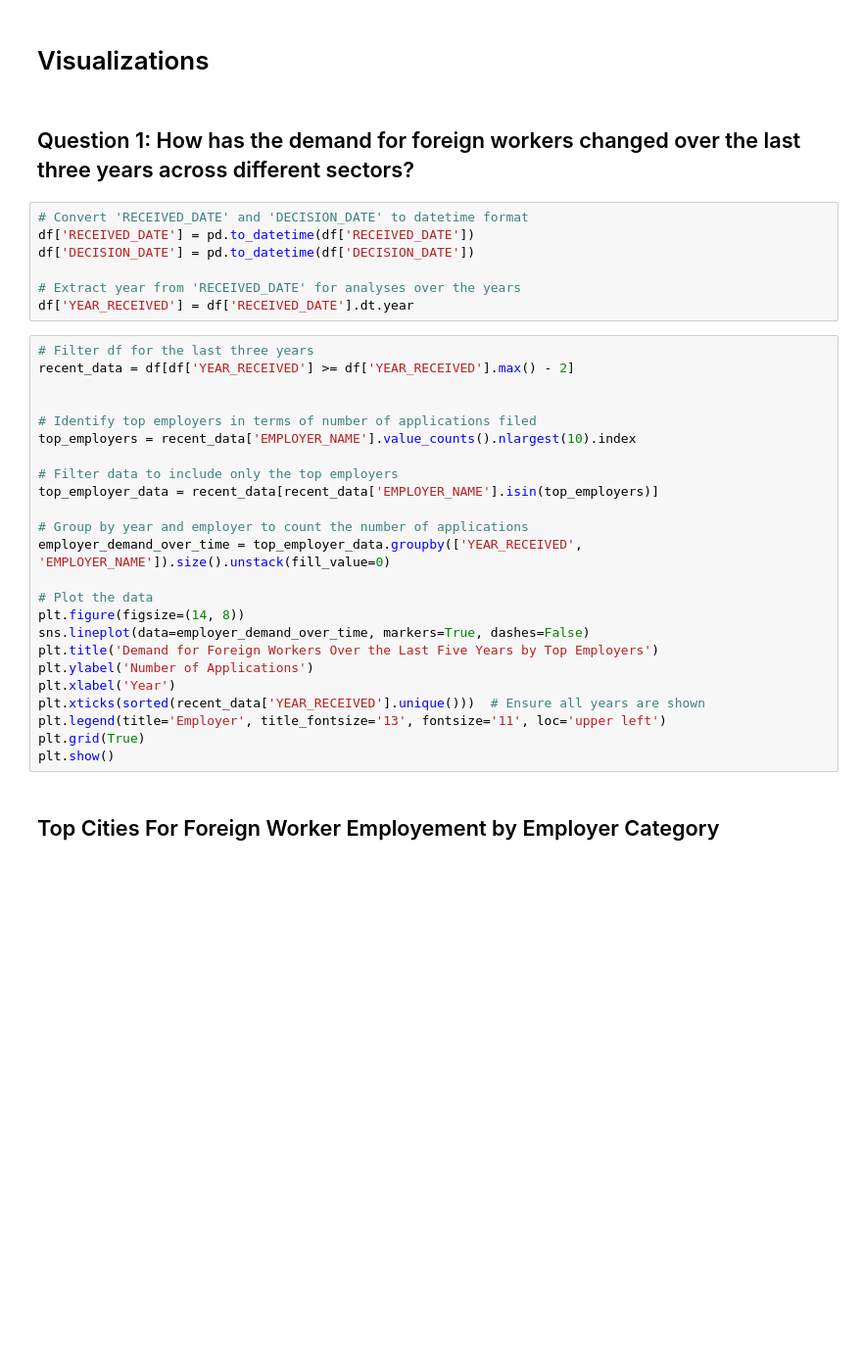
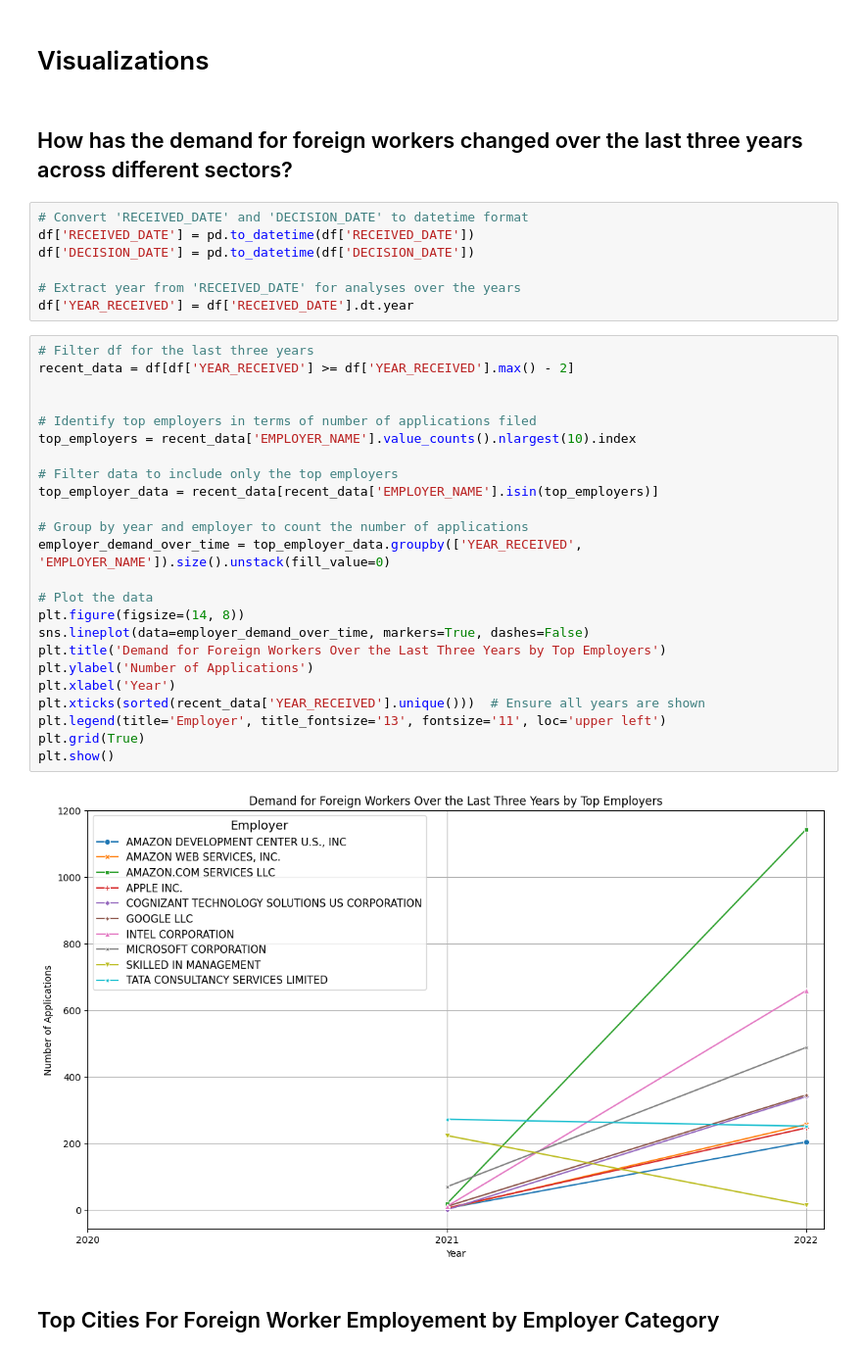
Before and after one commit to Rojan998/PERM-Project, a Jupyter notebook: Final-Copy-PERM ---------NEW-----ONE--25k.ipynb, the cells around one changed output. Shown at 98% size. Drawn from its saved outputs; the diff is of its cells as text; blank space fills up the shorter version.

```diff
--- a/Final-Copy-PERM ---------NEW-----ONE--25k.ipynb
+++ b/Final-Copy-PERM ---------NEW-----ONE--25k.ipynb
@@ -398,7 +527,7 @@ print(f"National Average for Similar Roles: ${national_average}")
 # %% [markdown]
 # Visualizations
 # %% [markdown]
-## Question 1: How has the demand for foreign workers changed over the last three years across different sectors?
+## How has the demand for foreign workers changed over the last three years across different sectors?
 # %%
 # Convert 'RECEIVED_DATE' and 'DECISION_DATE' to datetime format
 df['RECEIVED_DATE'] = pd.to_datetime(df['RECEIVED_DATE'])
@@ -409,27 +538,29 @@ df['YEAR_RECEIVED'] = df['RECEIVED_DATE'].dt.year
 # %%
 # Filter df for the last three years
 recent_data = df[df['YEAR_RECEIVED'] >= df['YEAR_RECEIVED'].max() - 2]
 
 
 # Identify top employers in terms of number of applications filed
 top_employers = recent_data['EMPLOYER_NAME'].value_counts().nlargest(10).index
 
 # Filter data to include only the top employers
 top_employer_data = recent_data[recent_data['EMPLOYER_NAME'].isin(top_employers)]
 
 # Group by year and employer to count the number of applications
 employer_demand_over_time = top_employer_data.groupby(['YEAR_RECEIVED', 'EMPLOYER_NAME']).size().unstack(fill_value=0)
 
 # Plot the data
 plt.figure(figsize=(14, 8))
 sns.lineplot(data=employer_demand_over_time, markers=True, dashes=False)
-plt.title('Demand for Foreign Workers Over the Last Five Years by Top Employers')
+plt.title('Demand for Foreign Workers Over the Last Three Years by Top Employers')
 plt.ylabel('Number of Applications')
 plt.xlabel('Year')
 plt.xticks(sorted(recent_data['YEAR_RECEIVED'].unique()))  # Ensure all years are shown
 plt.legend(title='Employer', title_fontsize='13', fontsize='11', loc='upper left')
 plt.grid(True)
 plt.show()
+# %% [output]
+[figure, added]
 # %% [markdown]
 ## Top Cities For Foreign Worker Employement by Employer Category
 # %%
```
Also changed, not shown: parts of 61 cells of this notebook, 1 other file.
